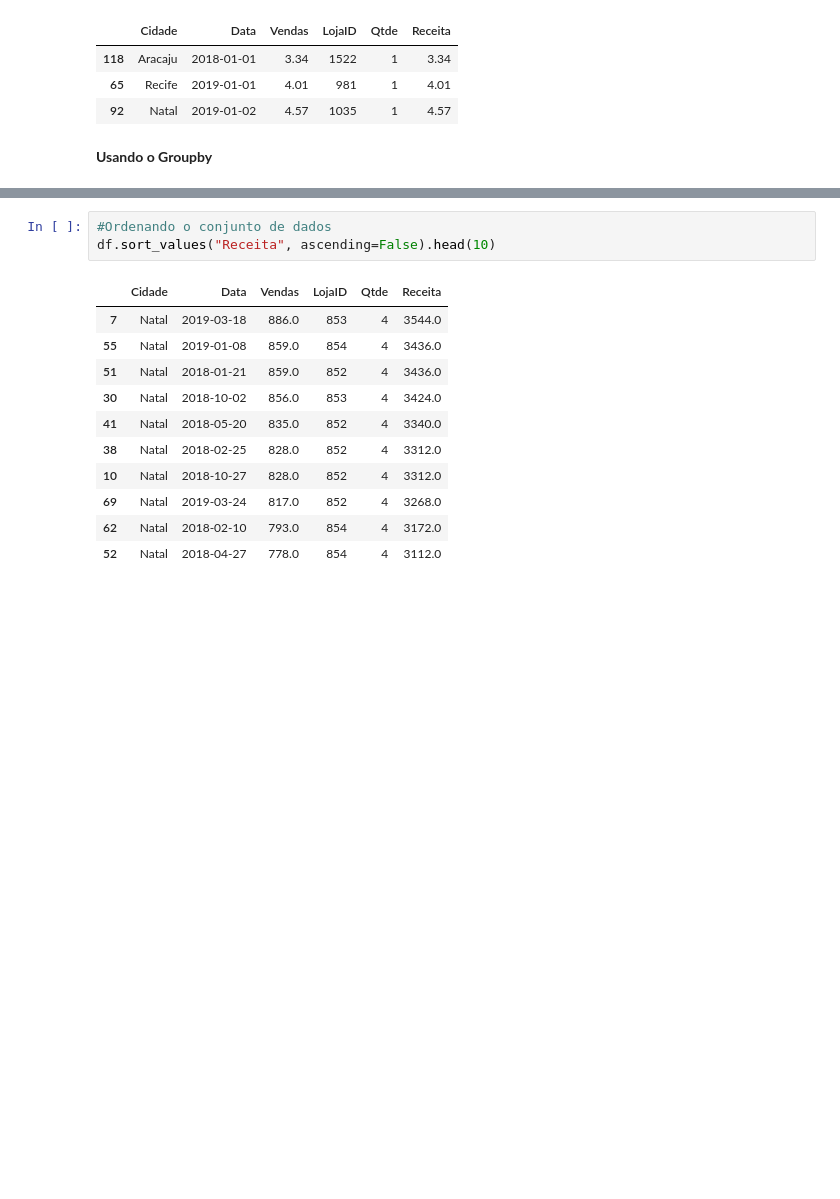
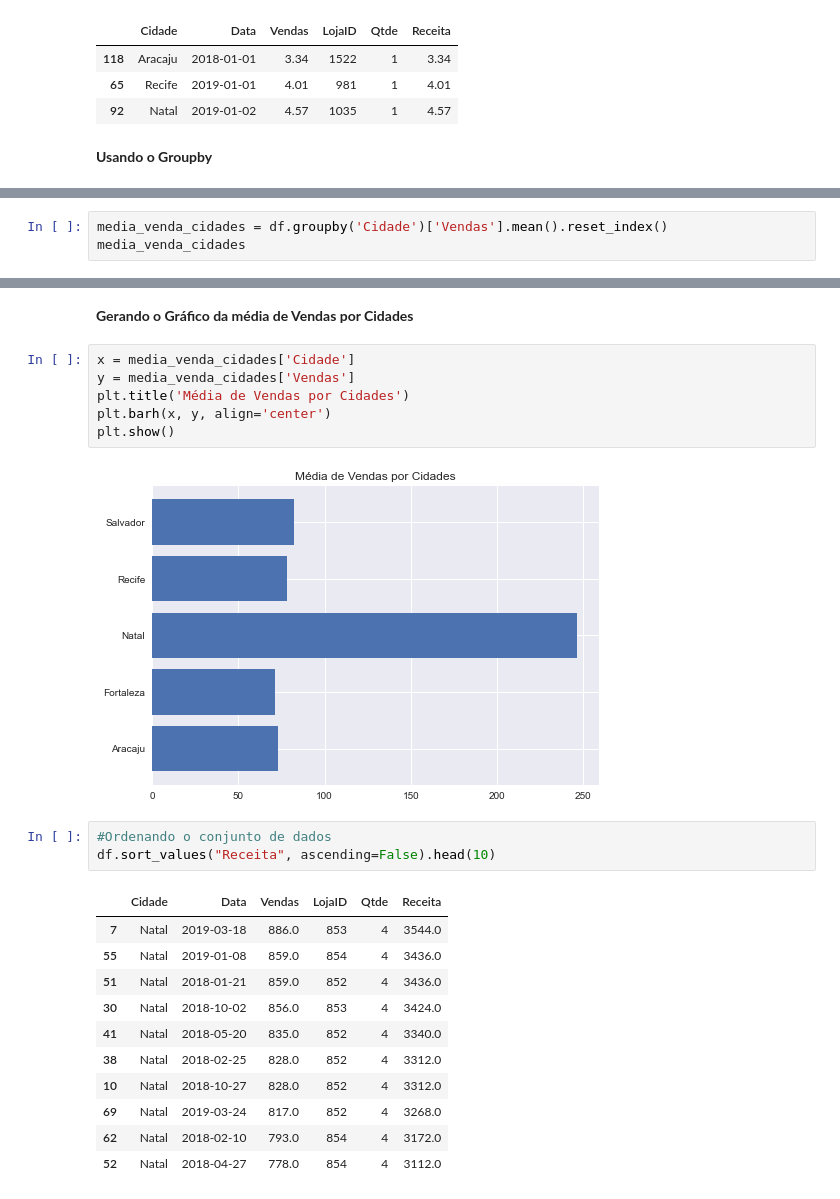
Before and after one commit to LucioFSMelo/analise_de_dados_python_pandas, a Jupyter notebook: Analise_vendas.ipynb, the cells around one changed output, grey strips where cells are left out. Drawn from its saved outputs; the diff is of its cells as text; blank space fills up the shorter version.

```diff
--- a/Analise_vendas.ipynb
+++ b/Analise_vendas.ipynb
@@ -141,0 +159,3 @@ Name: Receita, dtype: float64
+# %%
+media_venda_cidades = df.groupby('Cidade')['Vendas'].mean().reset_index()
+media_venda_cidades
@@ -142,3 +169,13 @@ Name: Receita, dtype: float64
+# %% [markdown]
+**Gerando o Gráfico da média de Vendas por Cidades**
+# %%
+x = media_venda_cidades['Cidade']
+y = media_venda_cidades['Vendas']
+plt.title('Média de Vendas por Cidades')
+plt.barh(x, y, align='center')
+plt.show()
+# %% [output]
+[figure, added]
 # %%
 #Ordenando o conjunto de dados
 df.sort_values("Receita", ascending=False).head(10)
```
Also changed, not shown: parts of 28 cells of this notebook, 1 other file.
